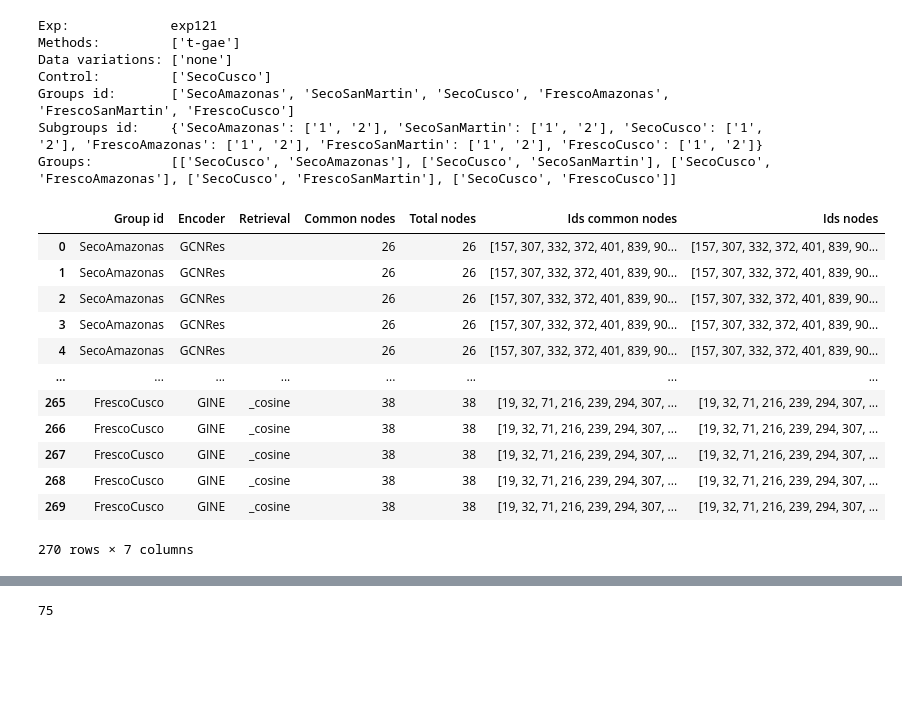
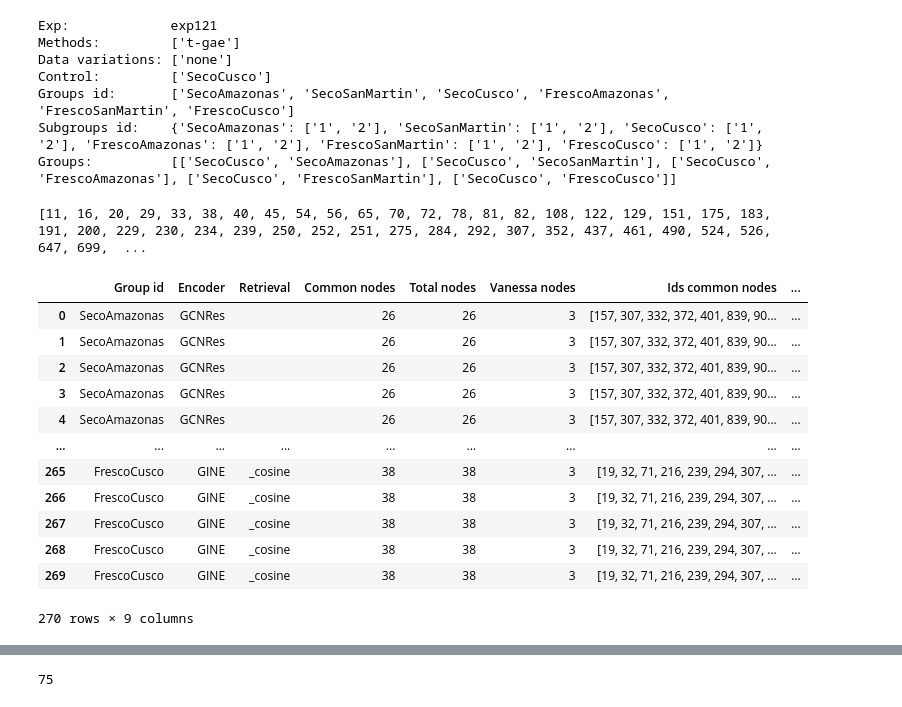
Before and after one commit to win7/T-GAE_PyG, a Jupyter notebook: utils.ipynb, the cells around one changed output, grey strips where cells are left out. Saved outputs shown, nothing was run; the diff lists cells and outputs as text; code cells hidden in the pictures; blank space fills up the shorter version.

Commit message:
comparison with Vanessa's dataset

```diff
--- a/utils.ipynb
+++ b/utils.ipynb
@@ -1310,11 +1310,9 @@ import json
 import matplotlib.pyplot as plt
 import numpy as np
 import pandas as pd
-# %%
-vanessa = [20, 33, 72, 239, 251, 252, 307, 790, 939]
 # %%
 # print(exp)
-exp = "exp120"
+exp = "exp121"
 file = open("experiments/output/{}/parameters.json".format(exp))
 params = json.load(file)
 
@@ -1568,6 +1594,12 @@ Control:         ['SecoCusco']
 Groups id:       ['SecoAmazonas', 'SecoSanMartin', 'SecoCusco', 'FrescoAmazonas', 'FrescoSanMartin', 'FrescoCusco']
 Subgroups id:    {'SecoAmazonas': ['1', '2'], 'SecoSanMartin': ['1', '2'], 'SecoCusco': ['1', '2'], 'FrescoAmazonas': ['1', '2'], 'FrescoSanMartin': ['1', '2'], 'FrescoCusco': ['1', '2']}
 Groups:          [['SecoCusco', 'SecoAmazonas'], ['SecoCusco', 'SecoSanMartin'], ['SecoCusco', 'FrescoAmazonas'], ['SecoCusco', 'FrescoSanMartin'], ['SecoCusco', 'FrescoCusco']]
+# %%
+vanessa = pd.read_csv(f"experiments/output/{exp}/common_nodes/vanessa_sep25.csv", header=None)
+vanessa = vanessa[0].to_list()
+print(vanessa)
+# %% [output]
+[11, 16, 20, 29, 33, 38, 40, 45, 54, 56, 65, 70, 72, 78, 81, 82, 108, 122, 129, 151, 175, 183, 191, 200, 229, 230, 234, 239, 250, 252, 251, 275, 284, 292, 307, 352, 437, 461, 490, 524, 526, 647, 699,  ...
 # %%
 # exp = "exp112"
 # groups_id = ["SecoAmazonas", "FrescoAmazonas"]
@@ -1577,55 +1609,62 @@ encoders = ["GCNRes", "GIN", "GINE"] # ["GCNRes", "GCN", "GIN", "GINE"]
 list_data = []
 retrievals = ["", "_l2", "_cosine"]
 iters = [16, 17, 18, 19, 20] #, 2, 3, 4, 5] # , 3, 4, 5, 6, 7, 8, 9, 10]
-operator = "intersection" # Change union, intersection
+operator = "union" # Change union, intersection
 
 for retrieval in retrievals:
 	for group_id in groups_id:
 		list_nodes_id_groups_int = []
 		for encoder in encoders:
 			list_nodes_id = []
-			list_total_nodes = []
+			# list_total_nodes = []
 
 			for k in iters:
 				df = pd.read_csv(f"experiments/output/{exp}/common_nodes/{encoder}_{group_id}{retrieval}_{k}.csv", header=None)
 				list_nodes_id.append(set(df[0].values))
-				list_total_nodes.append(len(df))
+				# list_total_nodes.append(df)
 
 			if operator == "union":
 				list_nodes_id_operator = set.union(*list_nodes_id)
 			elif operator == "intersection":
 				list_nodes_id_operator = set.intersection(*list_nodes_id)
 			list_nodes_id_operator = list(list_nodes_id_operator)
 			list_nodes_id_operator.sort()
 			# print(list_nodes_id_operator)
 
+
 			for k in range(len(iters)):
 				# print(f"{group_id}, {encoder}, {retrievals[k]}, {len(intersection)}/{list_total_nodes[k]}")
 				list_nodes_id_ = list(list_nodes_id[k])
 				list_nodes_id_.sort()
 
-				list_data.append([group_id, encoder, retrieval, len(list_nodes_id_operator), list_total_nodes[k], list_nodes_id_operator, list_nodes_id_])
+				# Comparison with Vanessas dataset
+				comparison = set(list_nodes_id_) & set(vanessa)
+				comparison = list(comparison)
+				comparison.sort()
+
+				list_data.append([group_id, encoder, retrieval, len(list_nodes_id_operator), len(list_nodes_id_), len(comparison), list_nodes_id_operator, list_nodes_id_, comparison])
 			# print(intersection)
 			# print()
 
 			# Save common nodes
 			df_nodes_id_operator = pd.DataFrame(list_nodes_id_operator)
 			# df_nodes_id_operator.sort_values(by=0, inplace=True)
 			df_nodes_id_operator.to_csv(f"experiments/output/{exp}/common_nodes/operators/{encoder}_{group_id}{retrieval}_{operator}.csv", index=None, header=None)
 
-df_results = pd.DataFrame(list_data, columns=["Group id", "Encoder", "Retrieval", "Common nodes", "Total nodes", "Ids common nodes", "Ids nodes"])
+df_results = pd.DataFrame(list_data, columns=["Group id", "Encoder", "Retrieval", "Common nodes", "Total nodes", "Vanessa nodes", "Ids common nodes", "Ids total nodes", "Ids Vanessa nodes"])
+df_results.to_csv(f"experiments/output/{exp}/common_nodes/operations_{operator}.csv", index=None)
 df_results
 # %% [output]
-|  | Group id | Encoder | Retrieval | Common nodes | Total nodes | Ids common nodes | Ids nodes |
-| 0 | SecoAmazonas | GCNRes |  | 26 | 26 | [157, 307, 332, 372, 401, 839, 90... | [157, 307, 332, 372, 401, 839, 90... |
-| 1 | SecoAmazonas | GCNRes |  | 26 | 26 | [157, 307, 332, 372, 401, 839, 90... | [157, 307, 332, 372, 401, 839, 90... |
-| 2 | SecoAmazonas | GCNRes |  | 26 | 26 | [157, 307, 332, 372, 401, 839, 90... | [157, 307, 332, 372, 401, 839, 90... |
-| 3 | SecoAmazonas | GCNRes |  | 26 | 26 | [157, 307, 332, 372, 401, 839, 90... | [157, 307, 332, 372, 401, 839, 90... |
-| 4 | SecoAmazonas | GCNRes |  | 26 | 26 | [157, 307, 332, 372, 401, 839, 90... | [157, 307, 332, 372, 401, 839, 90... |
-| ... | ... | ... | ... | ... | ... | ... | ... |
-| 265 | FrescoCusco | GINE | _cosine | 38 | 38 | [19, 32, 71, 216, 239, 294, 307, ... | [19, 32, 71, 216, 239, 294, 307, ... |
-| 266 | FrescoCusco | GINE | _cosine | 38 | 38 | [19, 32, 71, 216, 239, 294, 307, ... | [19, 32, 71, 216, 239, 294, 307, ... |
-| 267 | FrescoCusco | GINE | _cosine | 38 | 38 | [19, 32, 71, 216, 239, 294, 307, ... | [19, 32, 71, 216, 239, 294, 307, ... |
-| 268 | FrescoCusco | GINE | _cosine | 38 | 38 | [19, 32, 71, 216, 239, 294, 307, ... | [19, 32, 71, 216, 239, 294, 307, ... |
-| 269 | FrescoCusco | GINE | _cosine | 38 | 38 | [19, 32, 71, 216, 239, 294, 307, ... | [19, 32, 71, 216, 239, 294, 307, ... |
+|  | Group id | Encoder | Retrieval | Common nodes | Total nodes | Vanessa nodes | Ids common nodes | ... |
+| 0 | SecoAmazonas | GCNRes |  | 26 | 26 | 3 | [157, 307, 332, 372, 401, 839, 90... | ... |
+| 1 | SecoAmazonas | GCNRes |  | 26 | 26 | 3 | [157, 307, 332, 372, 401, 839, 90... | ... |
+| 2 | SecoAmazonas | GCNRes |  | 26 | 26 | 3 | [157, 307, 332, 372, 401, 839, 90... | ... |
+| 3 | SecoAmazonas | GCNRes |  | 26 | 26 | 3 | [157, 307, 332, 372, 401, 839, 90... | ... |
+| 4 | SecoAmazonas | GCNRes |  | 26 | 26 | 3 | [157, 307, 332, 372, 401, 839, 90... | ... |
+| ... | ... | ... | ... | ... | ... | ... | ... | ... |
+| 265 | FrescoCusco | GINE | _cosine | 38 | 38 | 3 | [19, 32, 71, 216, 239, 294, 307, ... | ... |
+| 266 | FrescoCusco | GINE | _cosine | 38 | 38 | 3 | [19, 32, 71, 216, 239, 294, 307, ... | ... |
+| 267 | FrescoCusco | GINE | _cosine | 38 | 38 | 3 | [19, 32, 71, 216, 239, 294, 307, ... | ... |
+| 268 | FrescoCusco | GINE | _cosine | 38 | 38 | 3 | [19, 32, 71, 216, 239, 294, 307, ... | ... |
+| 269 | FrescoCusco | GINE | _cosine | 38 | 38 | 3 | [19, 32, 71, 216, 239, 294, 307, ... | ... |
-270 rows × 7 columns
+270 rows × 9 columns
```
Also changed, not shown: parts of 9 cells of this notebook, 3 other files.
